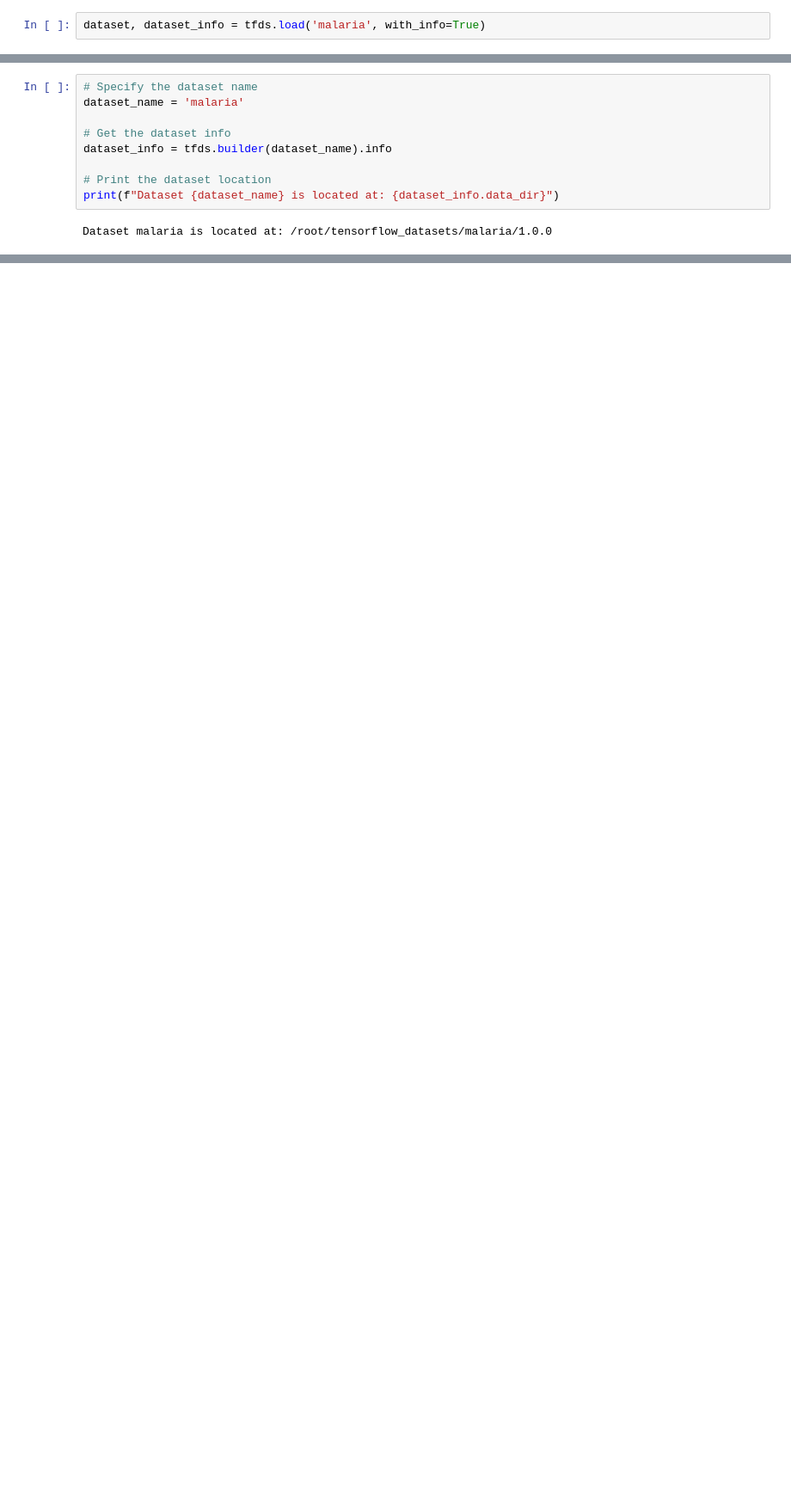
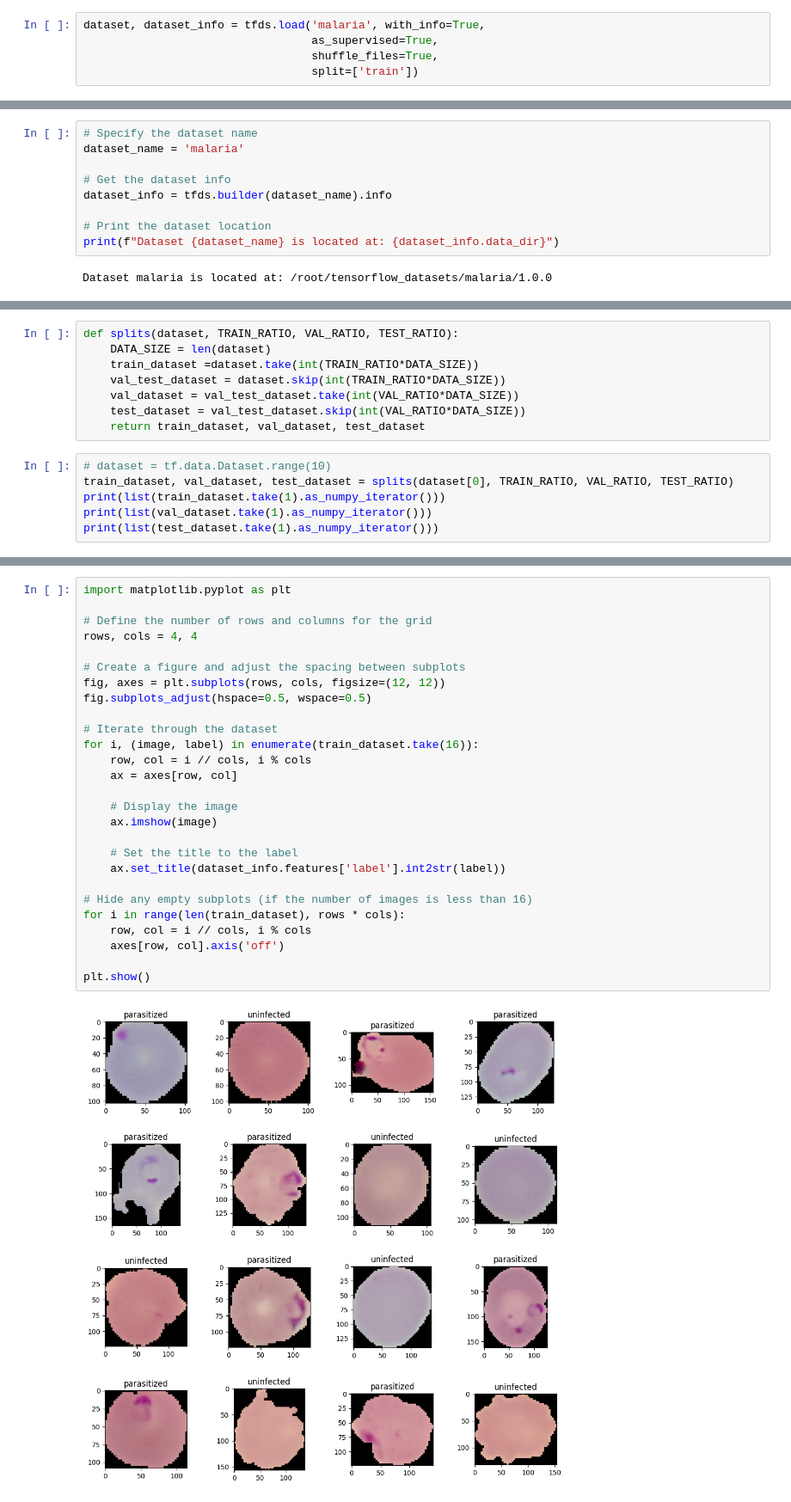
Before and after one commit to Francisroyce/Data-Science-ProjectPortfolio, a Jupyter notebook: Malaria_Diagnosis.ipynb, the cells around one changed output, grey strips where cells are left out. Shown: that part at 86% size. Cells and saved outputs as stored; diff of their text form; blank space fills up the shorter version.

```diff
--- a/Malaria_Diagnosis.ipynb
+++ b/Malaria_Diagnosis.ipynb
@@ -10,2 +14,5 @@ import tensorflow_datasets as tfds
 # %%
-dataset, dataset_info = tfds.load('malaria', with_info=True)
+dataset, dataset_info = tfds.load('malaria', with_info=True,
+                                  as_supervised=True,
+                                  shuffle_files=True,
+                                  split=['train'])
@@ -78,0 +111,14 @@ array([[[0, 0, 0],
+# %%
+def splits(dataset, TRAIN_RATIO, VAL_RATIO, TEST_RATIO):
+    DATA_SIZE = len(dataset)
+    train_dataset =dataset.take(int(TRAIN_RATIO*DATA_SIZE))
+    val_test_dataset = dataset.skip(int(TRAIN_RATIO*DATA_SIZE))
+    val_dataset = val_test_dataset.take(int(VAL_RATIO*DATA_SIZE))
+    test_dataset = val_test_dataset.skip(int(VAL_RATIO*DATA_SIZE))
+    return train_dataset, val_dataset, test_dataset
+# %%
+# dataset = tf.data.Dataset.range(10)
+train_dataset, val_dataset, test_dataset = splits(dataset[0], TRAIN_RATIO, VAL_RATIO, TEST_RATIO)
+print(list(train_dataset.take(1).as_numpy_iterator()))
+print(list(val_dataset.take(1).as_numpy_iterator()))
+print(list(test_dataset.take(1).as_numpy_iterator()))
@@ -78,0 +154,29 @@ array([[[0, 0, 0],
+# %%
+import matplotlib.pyplot as plt
+
+# Define the number of rows and columns for the grid
+rows, cols = 4, 4
+
+# Create a figure and adjust the spacing between subplots
+fig, axes = plt.subplots(rows, cols, figsize=(12, 12))
+fig.subplots_adjust(hspace=0.5, wspace=0.5)
+
+# Iterate through the dataset
+for i, (image, label) in enumerate(train_dataset.take(16)):
+    row, col = i // cols, i % cols
+    ax = axes[row, col]
+
+    # Display the image
+    ax.imshow(image)
+
+    # Set the title to the label
+    ax.set_title(dataset_info.features['label'].int2str(label))
+
+# Hide any empty subplots (if the number of images is less than 16)
+for i in range(len(train_dataset), rows * cols):
+    row, col = i // cols, i % cols
+    axes[row, col].axis('off')
+
+plt.show()
+# %% [output]
+[figure, added]
```
Also changed, not shown: parts of 13 cells of this notebook.
